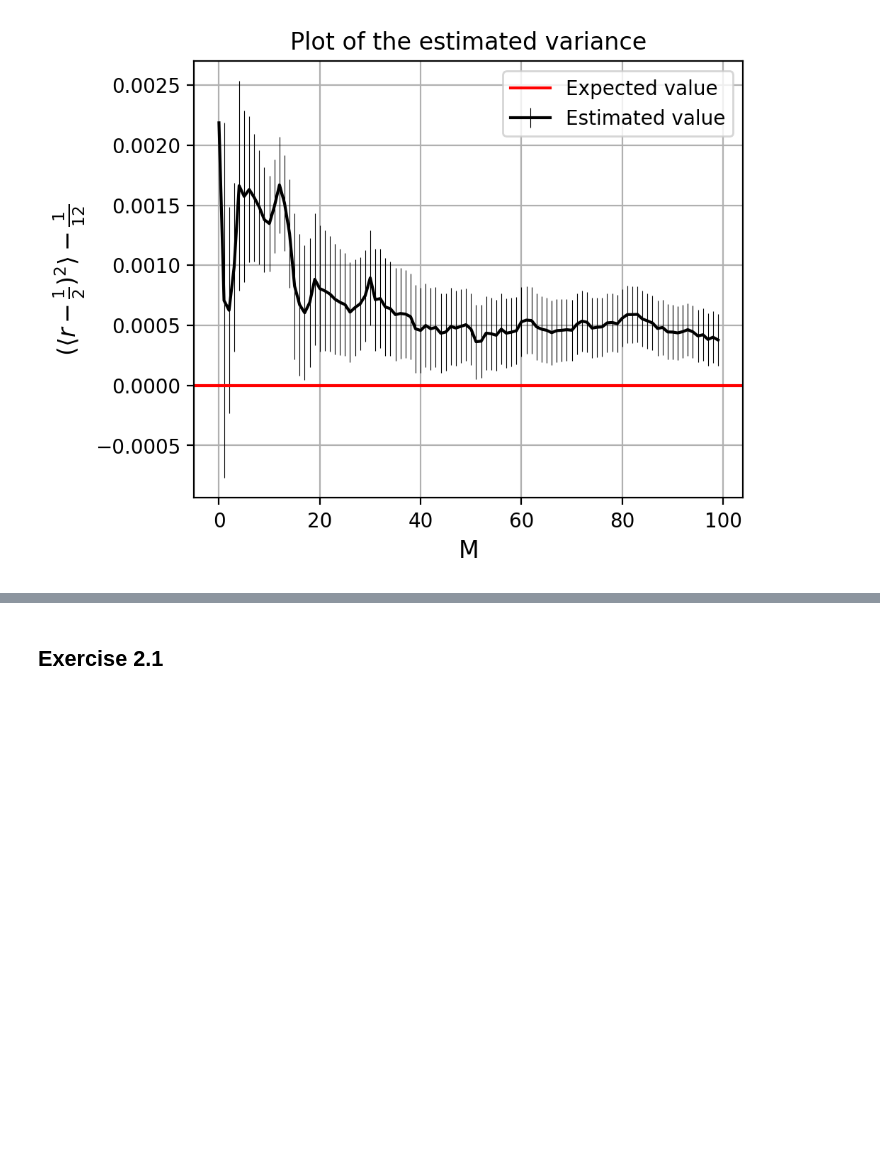
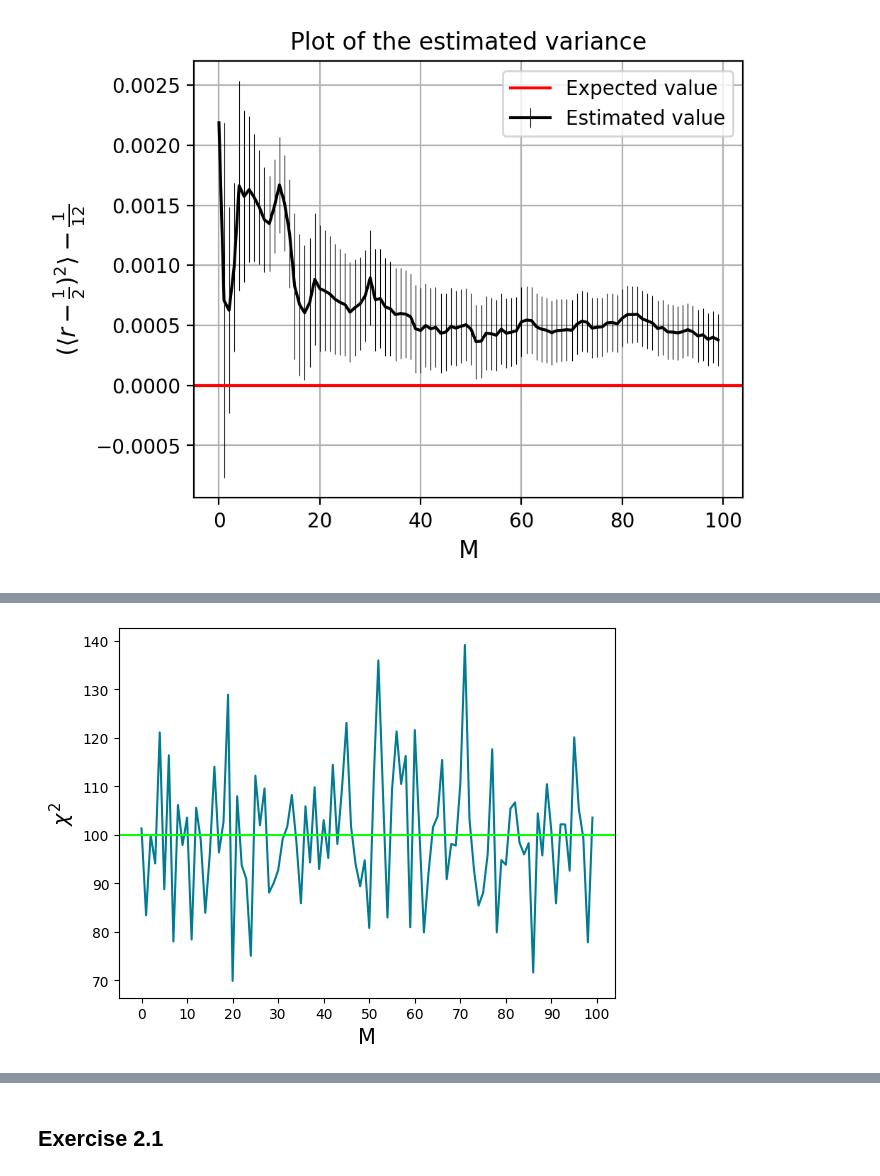
Before and after one commit to Giac97/Simulazione-Numerica, a Jupyter notebook: notebooks/Exercise 1/Exercise 1 - Analysis.ipynb, the cells around one changed output, grey strips where cells are left out. Saved outputs shown, nothing was run; the diff lists cells and outputs as text; code cells hidden in the pictures; blank space fills up the shorter version.

```diff
--- a/notebooks/Exercise 1/Exercise 1 - Analysis.ipynb
+++ b/notebooks/Exercise 1/Exercise 1 - Analysis.ipynb
@@ -49,0 +55,9 @@ Text(0.5, 1.0, 'Plot of the estimated variance')
+# %%
+chi = np.loadtxt("chiout.dat", unpack = True)
+plt.plot(chi, c = "xkcd:ocean")
+plt.axhline(100, c = "xkcd:fluorescent green")
+plt.xlabel("M", fontsize = 15)
+plt.ylabel(r"$\chi^2$", fontsize = 15)
+plt.xticks(np.arange(0, 110, 10));
+# %% [output]
+[figure, added]
```
Also changed, not shown: parts of 11 cells of this notebook, 4 other files.
